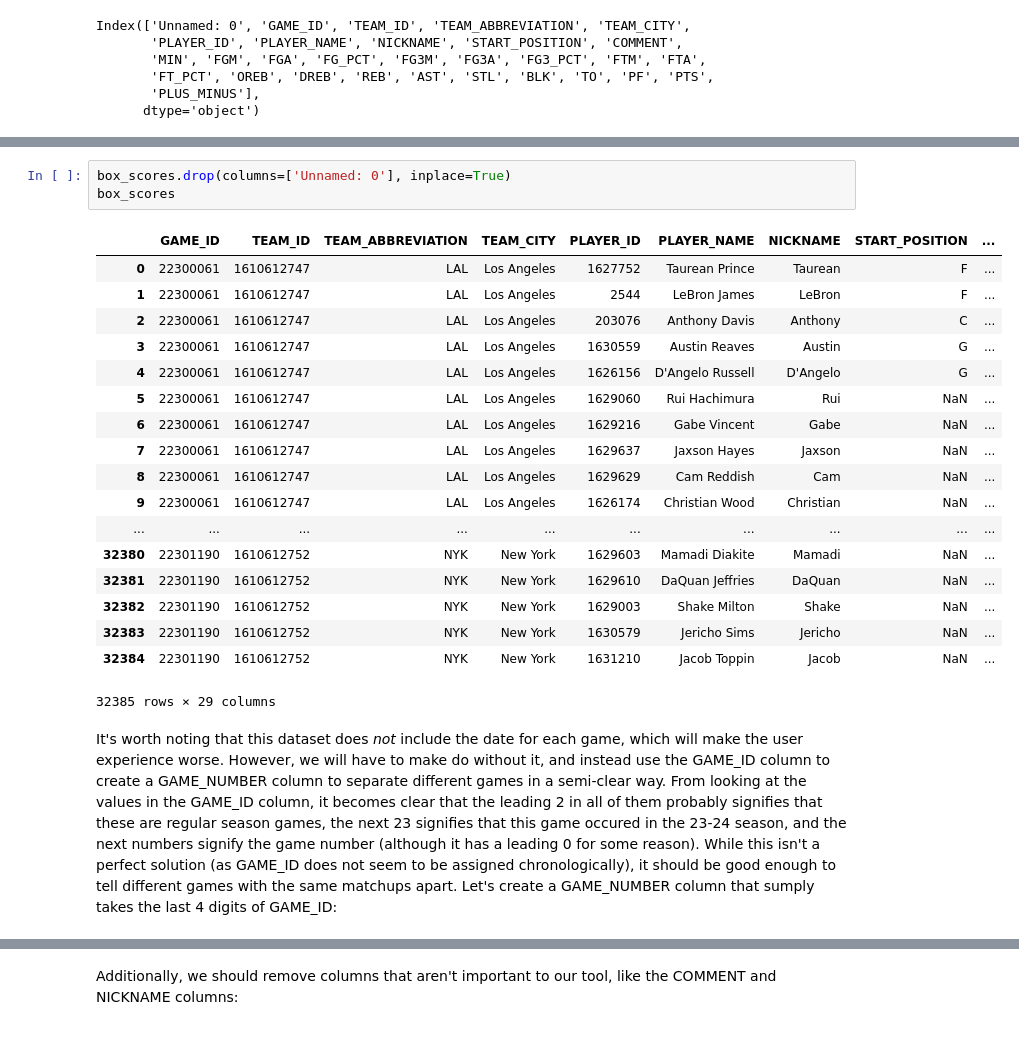
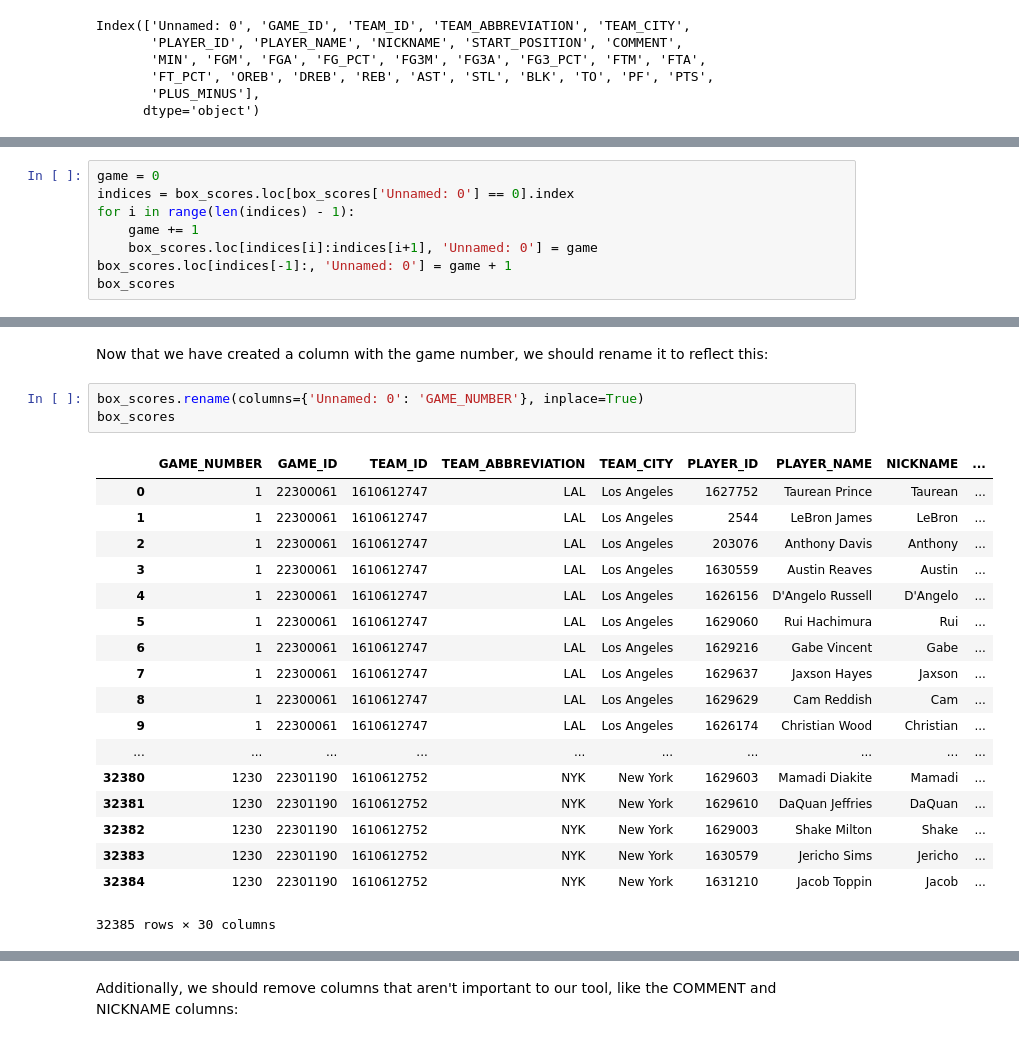
Before and after one commit to alexrodpas/nba-box-score-visualization, a Jupyter notebook: data_cleanup.ipynb, the cells around one changed output, grey strips where cells are left out. Saved outputs shown, nothing was run; the diff lists cells and outputs as text.

Commit message:
Added dataset formatting for dashboard

```diff
--- a/data_cleanup.ipynb
+++ b/data_cleanup.ipynb
@@ -19,0 +20,8 @@ There was an error when importing the data in which the index column was importe
+# %%
+game = 0
+indices = box_scores.loc[box_scores['Unnamed: 0'] == 0].index
+for i in range(len(indices) - 1):
+    game += 1
+    box_scores.loc[indices[i]:indices[i+1], 'Unnamed: 0'] = game
+box_scores.loc[indices[-1]:, 'Unnamed: 0'] = game + 1
+box_scores
@@ -20,24 +47,24 @@ There was an error when importing the data in which the index column was importe
+# %% [markdown]
+Now that we have created a column with the game number, we should rename it to reflect this:
 # %%
-box_scores.drop(columns=['Unnamed: 0'], inplace=True)
+box_scores.rename(columns={'Unnamed: 0': 'GAME_NUMBER'}, inplace=True)
 box_scores
 # %% [output]
-|  | GAME_ID | TEAM_ID | TEAM_ABBREVIATION | TEAM_CITY | PLAYER_ID | PLAYER_NAME | NICKNAME | START_POSITION | ... |
-| 0 | 22300061 | 1610612747 | LAL | Los Angeles | 1627752 | Taurean Prince | Taurean | F | ... |
-| 1 | 22300061 | 1610612747 | LAL | Los Angeles | 2544 | LeBron James | LeBron | F | ... |
-| 2 | 22300061 | 1610612747 | LAL | Los Angeles | 203076 | Anthony Davis | Anthony | C | ... |
-| 3 | 22300061 | 1610612747 | LAL | Los Angeles | 1630559 | Austin Reaves | Austin | G | ... |
-| 4 | 22300061 | 1610612747 | LAL | Los Angeles | 1626156 | D'Angelo Russell | D'Angelo | G | ... |
-| 5 | 22300061 | 1610612747 | LAL | Los Angeles | 1629060 | Rui Hachimura | Rui | NaN | ... |
-| 6 | 22300061 | 1610612747 | LAL | Los Angeles | 1629216 | Gabe Vincent | Gabe | NaN | ... |
-| 7 | 22300061 | 1610612747 | LAL | Los Angeles | 1629637 | Jaxson Hayes | Jaxson | NaN | ... |
-| 8 | 22300061 | 1610612747 | LAL | Los Angeles | 1629629 | Cam Reddish | Cam | NaN | ... |
-| 9 | 22300061 | 1610612747 | LAL | Los Angeles | 1626174 | Christian Wood | Christian | NaN | ... |
+|  | GAME_NUMBER | GAME_ID | TEAM_ID | TEAM_ABBREVIATION | TEAM_CITY | PLAYER_ID | PLAYER_NAME | NICKNAME | ... |
+| 0 | 1 | 22300061 | 1610612747 | LAL | Los Angeles | 1627752 | Taurean Prince | Taurean | ... |
+| 1 | 1 | 22300061 | 1610612747 | LAL | Los Angeles | 2544 | LeBron James | LeBron | ... |
+| 2 | 1 | 22300061 | 1610612747 | LAL | Los Angeles | 203076 | Anthony Davis | Anthony | ... |
+| 3 | 1 | 22300061 | 1610612747 | LAL | Los Angeles | 1630559 | Austin Reaves | Austin | ... |
+| 4 | 1 | 22300061 | 1610612747 | LAL | Los Angeles | 1626156 | D'Angelo Russell | D'Angelo | ... |
+| 5 | 1 | 22300061 | 1610612747 | LAL | Los Angeles | 1629060 | Rui Hachimura | Rui | ... |
+| 6 | 1 | 22300061 | 1610612747 | LAL | Los Angeles | 1629216 | Gabe Vincent | Gabe | ... |
+| 7 | 1 | 22300061 | 1610612747 | LAL | Los Angeles | 1629637 | Jaxson Hayes | Jaxson | ... |
+| 8 | 1 | 22300061 | 1610612747 | LAL | Los Angeles | 1629629 | Cam Reddish | Cam | ... |
+| 9 | 1 | 22300061 | 1610612747 | LAL | Los Angeles | 1626174 | Christian Wood | Christian | ... |
 | ... | ... | ... | ... | ... | ... | ... | ... | ... | ... |
-| 32380 | 22301190 | 1610612752 | NYK | New York | 1629603 | Mamadi Diakite | Mamadi | NaN | ... |
-| 32381 | 22301190 | 1610612752 | NYK | New York | 1629610 | DaQuan Jeffries | DaQuan | NaN | ... |
-| 32382 | 22301190 | 1610612752 | NYK | New York | 1629003 | Shake Milton | Shake | NaN | ... |
-| 32383 | 22301190 | 1610612752 | NYK | New York | 1630579 | Jericho Sims | Jericho | NaN | ... |
-| 32384 | 22301190 | 1610612752 | NYK | New York | 1631210 | Jacob Toppin | Jacob | NaN | ... |
+| 32380 | 1230 | 22301190 | 1610612752 | NYK | New York | 1629603 | Mamadi Diakite | Mamadi | ... |
+| 32381 | 1230 | 22301190 | 1610612752 | NYK | New York | 1629610 | DaQuan Jeffries | DaQuan | ... |
+| 32382 | 1230 | 22301190 | 1610612752 | NYK | New York | 1629003 | Shake Milton | Shake | ... |
+| 32383 | 1230 | 22301190 | 1610612752 | NYK | New York | 1630579 | Jericho Sims | Jericho | ... |
+| 32384 | 1230 | 22301190 | 1610612752 | NYK | New York | 1631210 | Jacob Toppin | Jacob | ... |
-32385 rows × 29 columns
+32385 rows × 30 columns
-# %% [markdown]
-It's worth noting that this dataset does *not* include the date for each game, which will make the user experience worse. However, we will have to make do without it, and instead use the GAME_ID column to create a GAME_NUMBER column to separate different games in a semi-clear way. From looking at the values in the GAME_ID column, it becomes clear that the leading 2 in all of them probably signifies that these are regular season games, the next 23 signifies that this game occured in the 23-24 season, and the next numbers signify the game number (although it has a leading 0 for some reason). While this isn't a perfect solution (as GAME_ID does not seem to be assigned chronologically), it should be good enough to tell different games with the same matchups apart. Let's create a GAME_NUMBER column that sumply takes the last 4 digits of GAME_ID:
```
Also changed, not shown: parts of 9 cells of this notebook, 1 other file.
